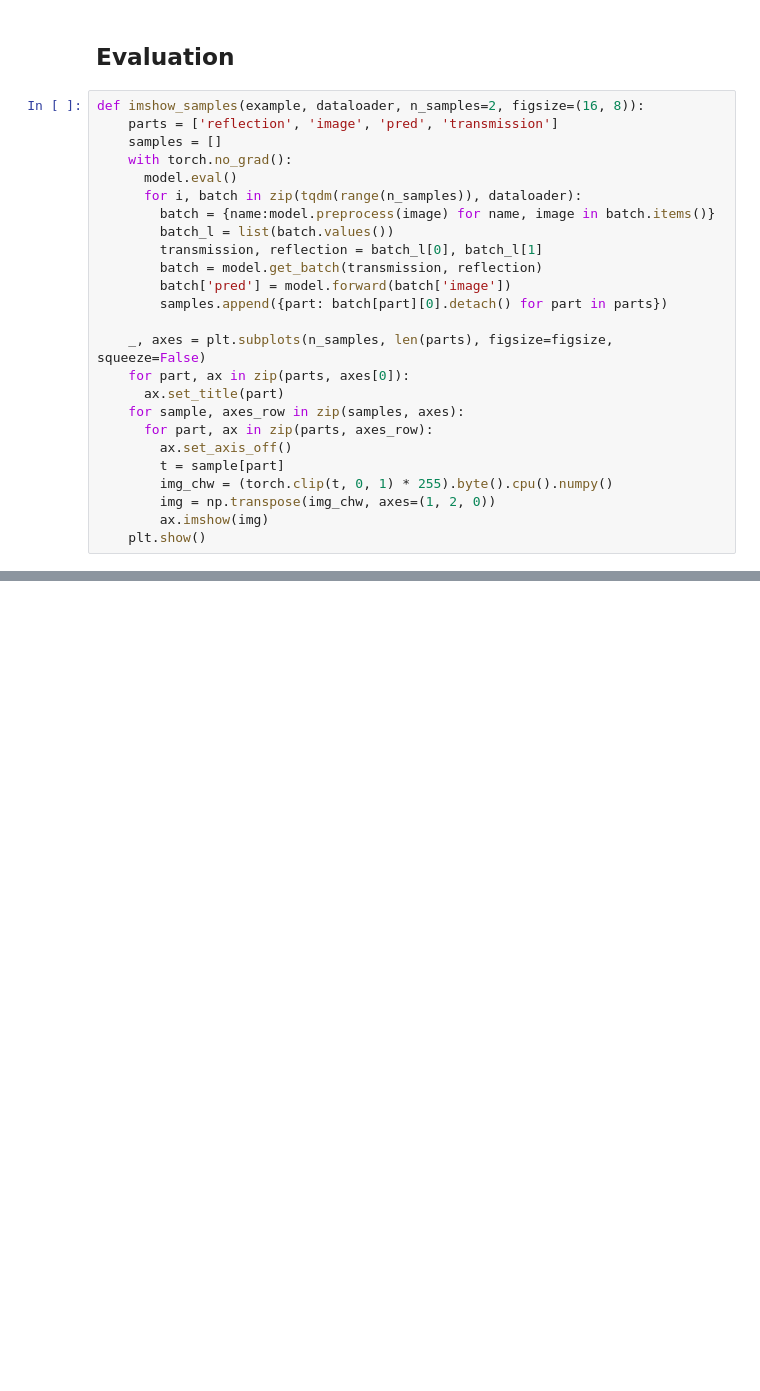
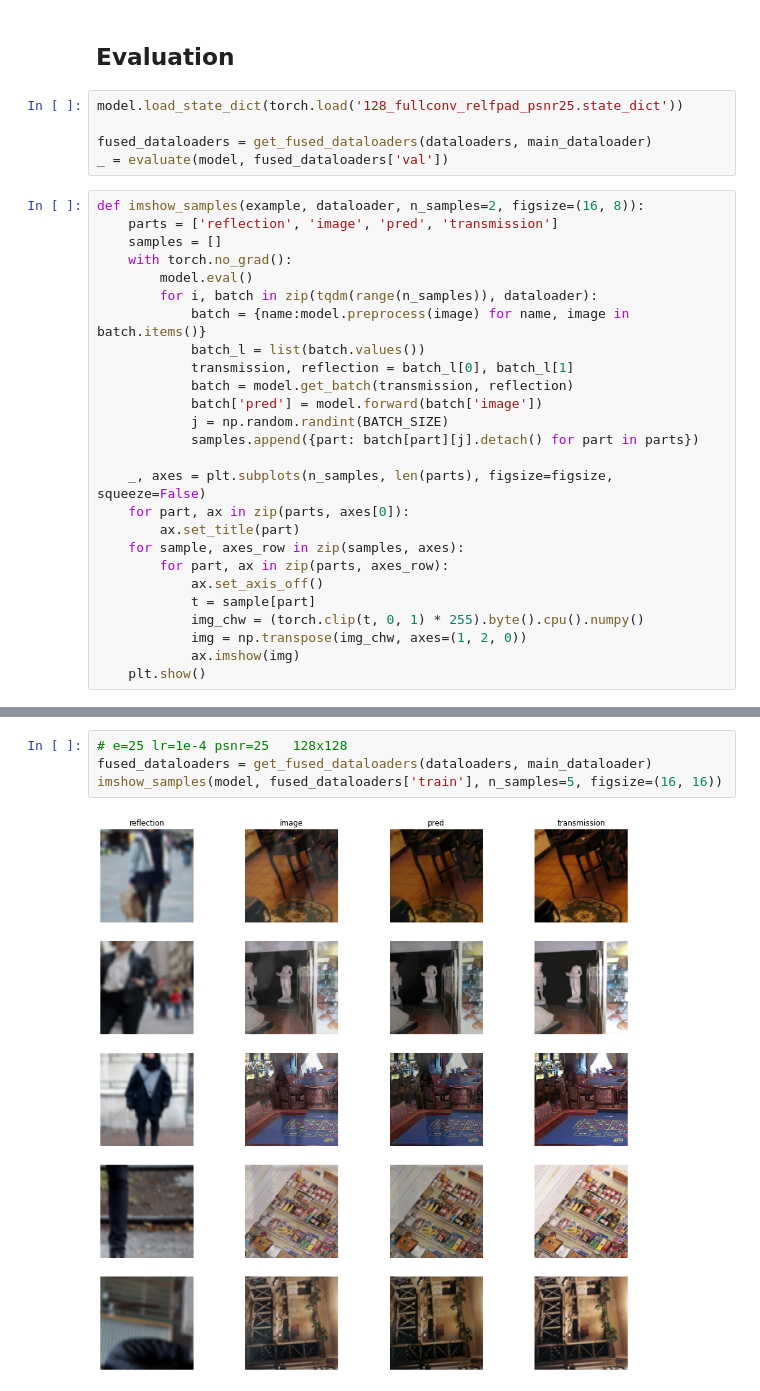
Before and after one commit to topilskiyak/glare, a Jupyter notebook: sirr1802/sirr1802.ipynb, the cells around one changed output, grey strips where cells are left out. Cells and saved outputs as stored; diff of their text form; blank space fills up the shorter version.

Commit message:
sirr1802 added baseline p1.5
16x128x128: psnr=25 @e=16 lr=1e-4

- relfectpad
- fullconv
- save state_dict

```diff
--- a/sirr1802/sirr1802.ipynb
+++ b/sirr1802/sirr1802.ipynb
@@ -842,28 +872,34 @@ epoch=049
 # %% [markdown]
 ## Evaluation
+# %%
+model.load_state_dict(torch.load('128_fullconv_relfpad_psnr25.state_dict'))
+
+fused_dataloaders = get_fused_dataloaders(dataloaders, main_dataloader)
+_ = evaluate(model, fused_dataloaders['val'])
 # %%
 def imshow_samples(example, dataloader, n_samples=2, figsize=(16, 8)):
     parts = ['reflection', 'image', 'pred', 'transmission']
     samples = []
     with torch.no_grad():
-      model.eval()
-      for i, batch in zip(tqdm(range(n_samples)), dataloader):
-        batch = {name:model.preprocess(image) for name, image in batch.items()}
-        batch_l = list(batch.values())
-        transmission, reflection = batch_l[0], batch_l[1]
-        batch = model.get_batch(transmission, reflection)
-        batch['pred'] = model.forward(batch['image'])
-        samples.append({part: batch[part][0].detach() for part in parts})
+        model.eval()
+        for i, batch in zip(tqdm(range(n_samples)), dataloader):
+            batch = {name:model.preprocess(image) for name, image in batch.items()}
+            batch_l = list(batch.values())
+            transmission, reflection = batch_l[0], batch_l[1]
+            batch = model.get_batch(transmission, reflection)
+            batch['pred'] = model.forward(batch['image'])
+            j = np.random.randint(BATCH_SIZE)
+            samples.append({part: batch[part][j].detach() for part in parts})
 
     _, axes = plt.subplots(n_samples, len(parts), figsize=figsize, squeeze=False)
     for part, ax in zip(parts, axes[0]):
-      ax.set_title(part)
+        ax.set_title(part)
     for sample, axes_row in zip(samples, axes):
-      for part, ax in zip(parts, axes_row):
-        ax.set_axis_off()
-        t = sample[part]
-        img_chw = (torch.clip(t, 0, 1) * 255).byte().cpu().numpy()
-        img = np.transpose(img_chw, axes=(1, 2, 0))
-        ax.imshow(img)
+        for part, ax in zip(parts, axes_row):
+            ax.set_axis_off()
+            t = sample[part]
+            img_chw = (torch.clip(t, 0, 1) * 255).byte().cpu().numpy()
+            img = np.transpose(img_chw, axes=(1, 2, 0))
+            ax.imshow(img)
     plt.show()
 # %%
@@ -873,0 +909,6 @@ imshow_samples(model, fused_dataloaders['train'], n_samples=5, figsize=(16, 16))
+# %%
+# e=25 lr=1e-4 psnr=25   128x128
+fused_dataloaders = get_fused_dataloaders(dataloaders, main_dataloader)
+imshow_samples(model, fused_dataloaders['train'], n_samples=5, figsize=(16, 16))
+# %% [output]
+[figure, added]
```
Also changed, not shown: parts of 22 cells of this notebook.
